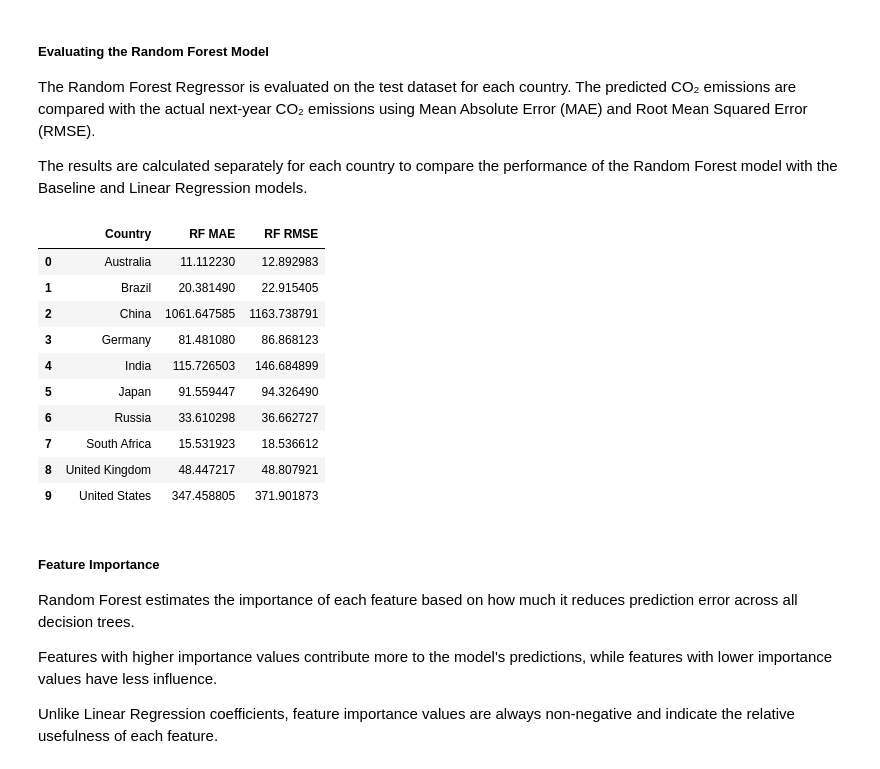
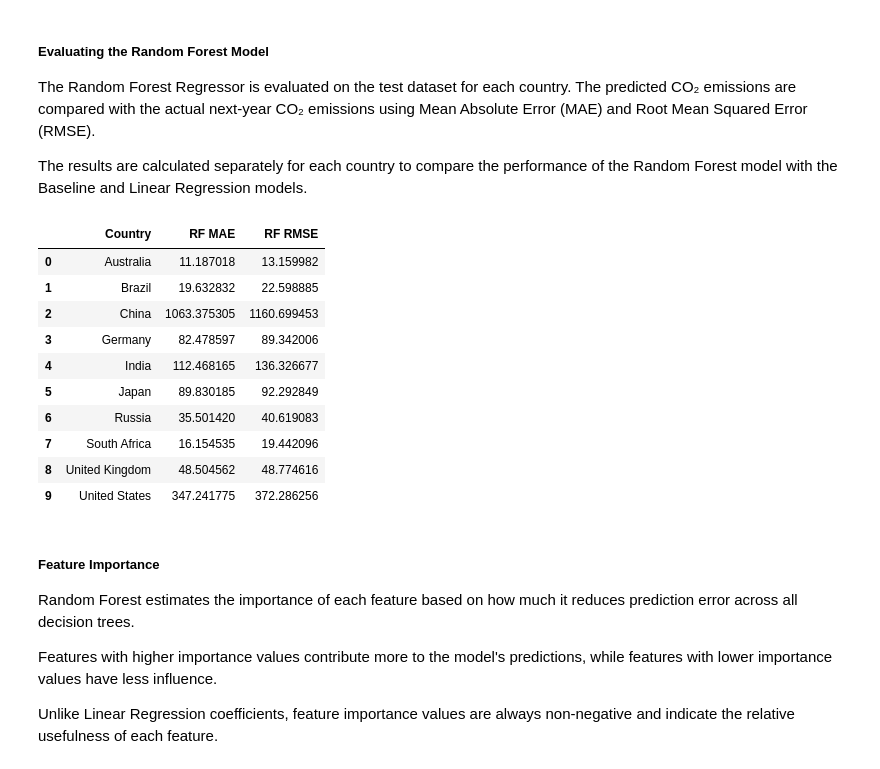
Before and after one commit to neeladrish/GHG-emission-analysis, a Jupyter notebook: WEEK_3_Baseline_ML_Model_Regression.ipynb, the cells around one changed output. Saved outputs shown, nothing was run; the diff lists cells and outputs as text; code cells hidden in the pictures.

```diff
--- a/WEEK_3_Baseline_ML_Model_Regression.ipynb
+++ b/WEEK_3_Baseline_ML_Model_Regression.ipynb
@@ -124,7 +132,7 @@ A new target column called `target_co2` is created by shifting the `co2` column
 The final observation for each country has no corresponding next-year value, so its target becomes missing (`NaN`) and is removed before model training.
 # %%
 
-ghg_features["target_co2"] = (
+ghg_features[TARGET] = (
     ghg_features
     .groupby("country")["co2"]
     .shift(-1)
@@ -568,3 +633,19 @@ Unlike Linear Regression, Random Forest can capture complex non-linear relations
+# %%
+X_train_rf = rf_train_data[
+    rf_features
+]
+
+y_train_rf = rf_train_data[
+    TARGET
+]
+
+X_test_rf = rf_test_data[
+    rf_features
+]
+
+y_test_rf = rf_test_data[
+    TARGET
+]
 # %%
 rf_model = RandomForestRegressor(
     n_estimators=100,
@@ -578,8 +659,8 @@ The Random Forest Regressor is trained using the same training dataset as the Li
 The model builds 100 decision trees and combines their predictions by averaging them, allowing it to capture complex, non-linear relationships between the engineered features and future CO₂ emissions.
 # %%
 rf_model.fit(
-    X_train,
-    y_train
+    X_train_rf,
+    y_train_rf
 )
 # %% [output]
 RandomForestRegressor(random_state=42)
@@ -595,5 +676,3 @@ array([  411.76926,   409.30888,   388.28837,   378.13659,   474.18558,
-# %%
-y_pred = rf_model.predict(X_country)
 # %% [markdown]
 ##### Evaluating the Random Forest Model
 
@@ -601,53 +680,56 @@ The Random Forest Regressor is evaluated on the test dataset for each country. T
 
 The results are calculated separately for each country to compare the performance of the Random Forest model with the Baseline and Linear Regression models.
 # %%
-
 
 rf_results = []
 
-for country in test_data["country"].unique():
+for country in rf_test_data["country"].unique():
 
-    country_data = test_data[
-        test_data["country"] == country
-    ]
+    country_data = (
+        rf_test_data[
+            rf_test_data["country"] == country
+        ]
+        .sort_values("year")
+    )
 
-    X_country = country_data[features]
+    # Must use all 10 RF features
+    X_country = country_data[rf_features]
 
-    y_actual = country_data["target_co2"]
+    y_country = country_data[TARGET]
 
     y_pred = rf_model.predict(X_country)
 
     mae = mean_absolute_error(
-        y_actual,
+        y_country,
         y_pred
     )
 
     rmse = root_mean_squared_error(
-        y_actual,
+        y_country,
         y_pred
     )
 
     rf_results.append({
         "Country": country,
         "RF MAE": mae,
         "RF RMSE": rmse
     })
 
 rf_results = pd.DataFrame(rf_results)
 
 rf_results
 # %% [output]
 |  | Country | RF MAE | RF RMSE |
-| 0 | Australia | 11.112230 | 12.892983 |
-| 1 | Brazil | 20.381490 | 22.915405 |
-| 2 | China | 1061.647585 | 1163.738791 |
-| 3 | Germany | 81.481080 | 86.868123 |
-| 4 | India | 115.726503 | 146.684899 |
-| 5 | Japan | 91.559447 | 94.326490 |
-| 6 | Russia | 33.610298 | 36.662727 |
-| 7 | South Africa | 15.531923 | 18.536612 |
-| 8 | United Kingdom | 48.447217 | 48.807921 |
-| 9 | United States | 347.458805 | 371.901873 |
+| 0 | Australia | 11.187018 | 13.159982 |
+| 1 | Brazil | 19.632832 | 22.598885 |
+| 2 | China | 1063.375305 | 1160.699453 |
+| 3 | Germany | 82.478597 | 89.342006 |
+| 4 | India | 112.468165 | 136.326677 |
+| 5 | Japan | 89.830185 | 92.292849 |
+| 6 | Russia | 35.501420 | 40.619083 |
+| 7 | South Africa | 16.154535 | 19.442096 |
+| 8 | United Kingdom | 48.504562 | 48.774616 |
+| 9 | United States | 347.241775 | 372.286256 |
 # %% [markdown]
 ##### Feature Importance
 
```
Also changed, not shown: parts of 17 cells of this notebook, 14 other files.
